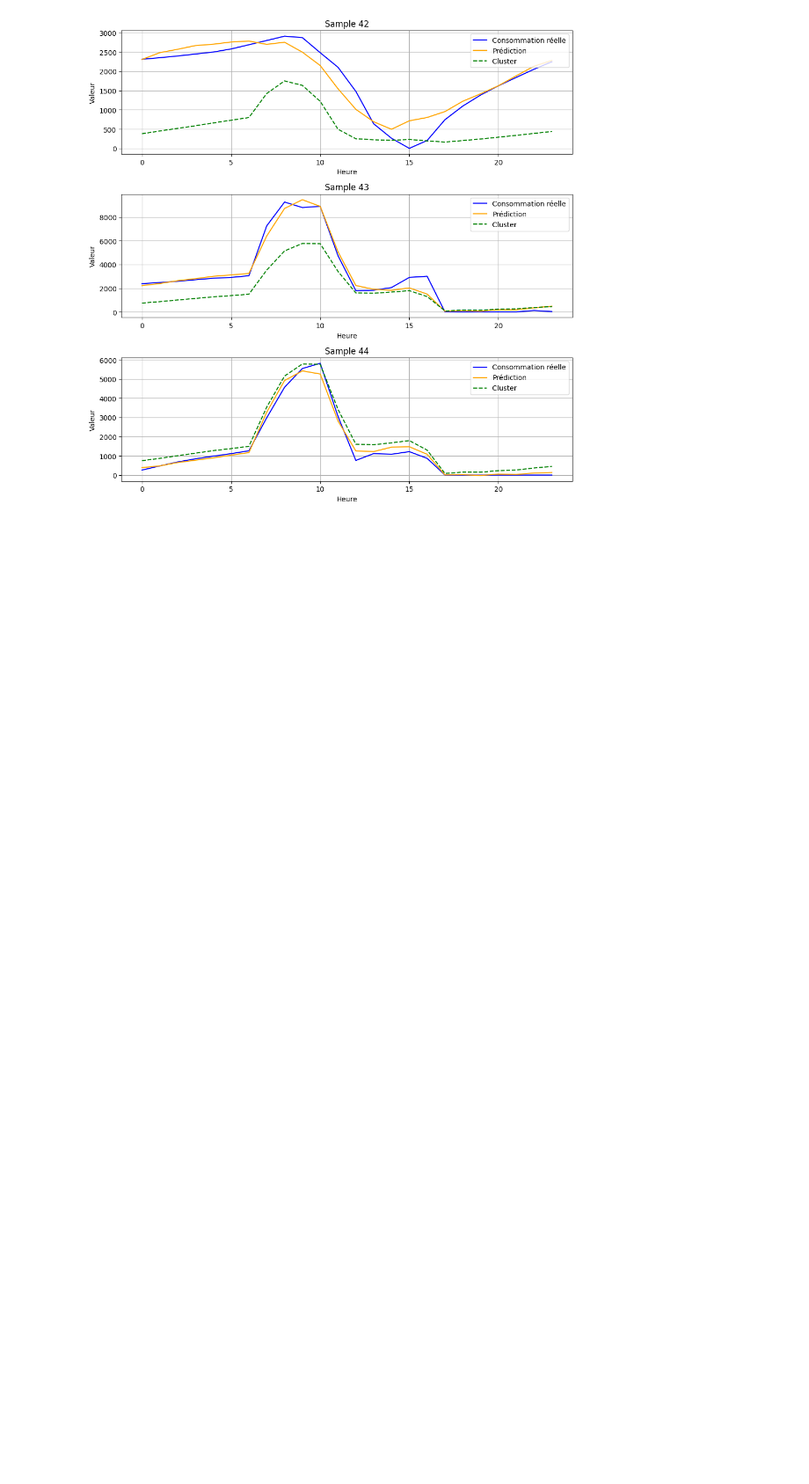
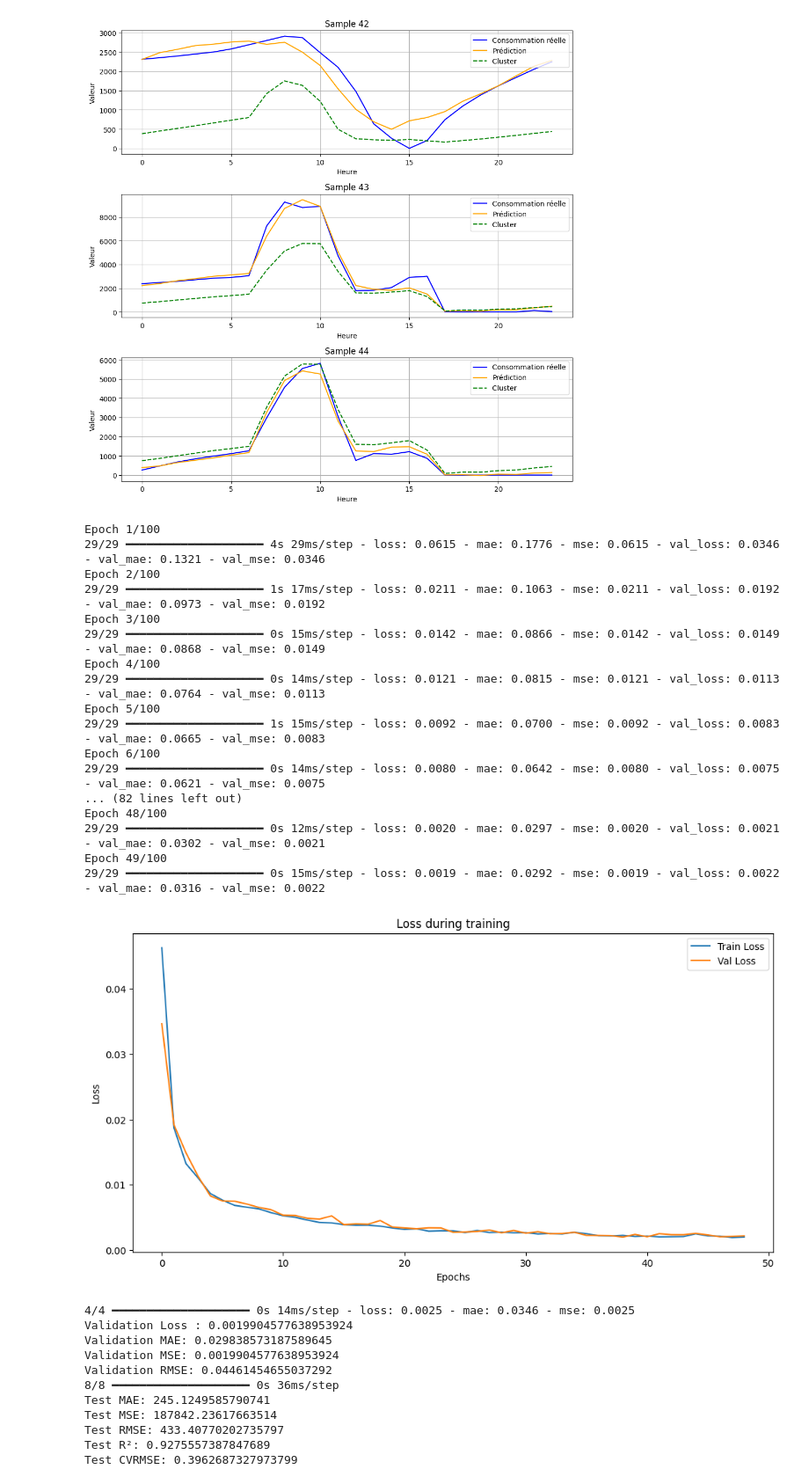
Before and after one commit to toubia-j/pro, a Jupyter notebook: notebooks/prediction/24hours_prediction/24hours_prediction_based_on_Text_occupation_humidite_ray_7years_data_from_1_novembre_to_31_avril_vector_centroide.ipynb, the cells around one changed output. Shown: that part at 88% size. Saved outputs shown, nothing was run; the diff lists cells and outputs as text; code cells hidden in the pictures; blank space fills up the shorter version.

```diff
--- a/notebooks/prediction/24hours_prediction/24hours_prediction_based_on_Text_occupation_humidite_ray_7years_data_from_1_novembre_to_31_avril_vector_centroide.ipynb
+++ b/notebooks/prediction/24hours_prediction/24hours_prediction_based_on_Text_occupation_humidite_ray_7years_data_from_1_novembre_to_31_avril_vector_centroide.ipynb
@@ -339,3 +339,66 @@ plt.show()
 [figure]
 # %%
 plot_true_vs_predicted_interactive(indices=[10, 11, 12], y_test=y_test2, predictions=predictions2, scaler_cons=scaler_y)
+# %%
+from keras.models import Sequential
+from keras.layers import Conv1D, MaxPooling1D, LSTM, Dropout, Dense
+
+def model_cnn_lstm(X_train, y_train, X_test, y_test, scaler_temp, scaler_cons):
+    model = Sequential()
+
+    # 1. CNN 1D
+    model.add(Conv1D(filters=120, kernel_size=3, activation='relu', padding='same',
+                     input_shape=(X_train.shape[1], X_train.shape[2])))
+
+    # 2. MaxPooling
+    model.add(MaxPooling1D(pool_size=2))
+
+    # 3. Dropout
+    model.add(Dropout(0.2))
+
+    # 4. LSTM (comme dans le premier modèle)
+    model.add(LSTM(68, activation='tanh'))
+
+    # 5. Dense (24 sorties continues)
+    model.add(Dense(24, activation='linear'))
+
+    # Entraînement et évaluation
+    history, loss, mae, mse, rmse, mae_test, mse_test, rmse_test, r2, cvrmse, predictions = train_and_evaluate(
+        model, X_train, y_train, X_test, y_test, scaler_temp, scaler_cons
+    )
+
+    return model, history, loss, mae, mse, rmse, mae_test, mse_test, rmse_test, r2, cvrmse, predictions
+# %%
+model3, history3, loss3, mae3, mse3, rmse3, mae_test3, mse_test3, rmse_test3, r2_3, cvrmse_3, predictions3 = model_cnn_lstm(
+    X_train2, y_train2, X_test2, y_test2, scaler_X, scaler_y
+)
+# %% [output]
+Epoch 1/100
+29/29 ━━━━━━━━━━━━━━━━━━━━ 4s 29ms/step - loss: 0.0615 - mae: 0.1776 - mse: 0.0615 - val_loss: 0.0346 - val_mae: 0.1321 - val_mse: 0.0346
+Epoch 2/100
+29/29 ━━━━━━━━━━━━━━━━━━━━ 1s 17ms/step - loss: 0.0211 - mae: 0.1063 - mse: 0.0211 - val_loss: 0.0192 - val_mae: 0.0973 - val_mse: 0.0192
+Epoch 3/100
+29/29 ━━━━━━━━━━━━━━━━━━━━ 0s 15ms/step - loss: 0.0142 - mae: 0.0866 - mse: 0.0142 - val_loss: 0.0149 - val_mae: 0.0868 - val_mse: 0.0149
+Epoch 4/100
+29/29 ━━━━━━━━━━━━━━━━━━━━ 0s 14ms/step - loss: 0.0121 - mae: 0.0815 - mse: 0.0121 - val_loss: 0.0113 - val_mae: 0.0764 - val_mse: 0.0113
+Epoch 5/100
+29/29 ━━━━━━━━━━━━━━━━━━━━ 1s 15ms/step - loss: 0.0092 - mae: 0.0700 - mse: 0.0092 - val_loss: 0.0083 - val_mae: 0.0665 - val_mse: 0.0083
+Epoch 6/100
+29/29 ━━━━━━━━━━━━━━━━━━━━ 0s 14ms/step - loss: 0.0080 - mae: 0.0642 - mse: 0.0080 - val_loss: 0.0075 - val_mae: 0.0621 - val_mse: 0.0075
+... (82 lines left out)
+Epoch 48/100
+29/29 ━━━━━━━━━━━━━━━━━━━━ 0s 12ms/step - loss: 0.0020 - mae: 0.0297 - mse: 0.0020 - val_loss: 0.0021 - val_mae: 0.0302 - val_mse: 0.0021
+Epoch 49/100
+29/29 ━━━━━━━━━━━━━━━━━━━━ 0s 15ms/step - loss: 0.0019 - mae: 0.0292 - mse: 0.0019 - val_loss: 0.0022 - val_mae: 0.0316 - val_mse: 0.0022
+[figure, added]
+4/4 ━━━━━━━━━━━━━━━━━━━━ 0s 14ms/step - loss: 0.0025 - mae: 0.0346 - mse: 0.0025
+Validation Loss : 0.0019904577638953924
+Validation MAE: 0.029838573187589645
+Validation MSE: 0.0019904577638953924
+Validation RMSE: 0.04461454655037292
+8/8 ━━━━━━━━━━━━━━━━━━━━ 0s 36ms/step
+Test MAE: 245.1249585790741
+Test MSE: 187842.23617663514
+Test RMSE: 433.40770202735797
+Test R²: 0.9275557387847689
+Test CVRMSE: 0.3962687327973799
```
Also changed, not shown: parts of 1 cell of this notebook.
